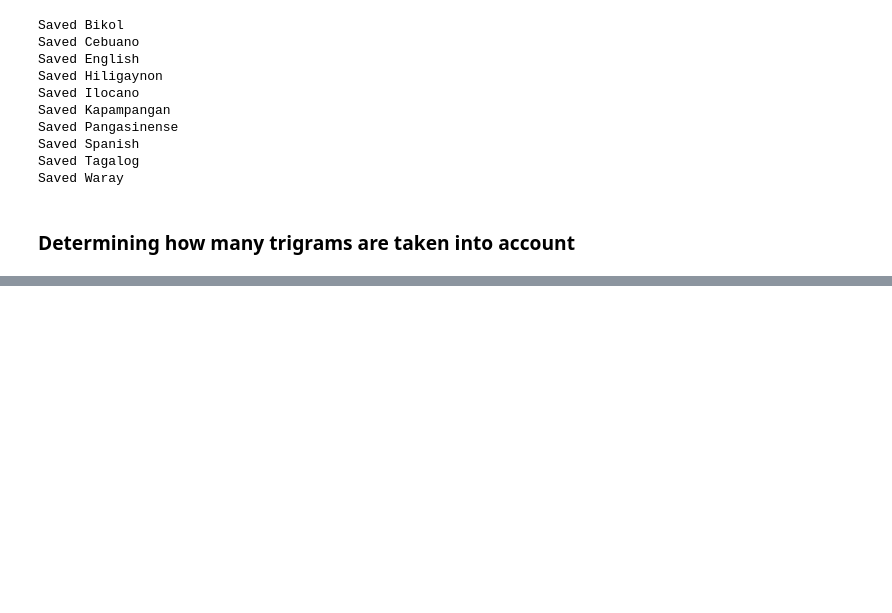
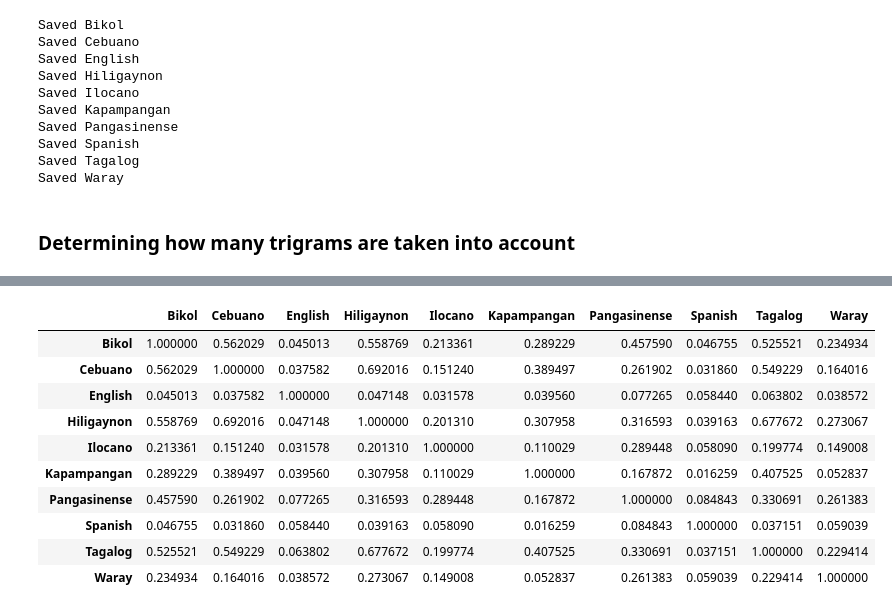
Before and after one commit to AsanroJay/ph-language-similarity, a Jupyter notebook: code/similarity.ipynb, the cells around one changed output, grey strips where cells are left out. Cells and saved outputs as stored; diff of their text form; code cells hidden in the pictures; blank space fills up the shorter version.

```diff
--- a/code/similarity.ipynb
+++ b/code/similarity.ipynb
@@ -147,0 +196,40 @@ coverage_df.groupby("Top K")["Coverage (%)"].agg(
+# %%
+def extended_jaccard(x, y):
+    numerator = np.dot(x, y)
+
+    denominator = (
+        np.dot(x, x)
+        + np.dot(y, y)
+        - numerator
+    )
+
+    return numerator / denominator
+# %%
+jaccard_matrix = np.zeros((len(languages), len(languages)))
+
+for i, lang1 in enumerate(languages):
+    for j, lang2 in enumerate(languages):
+        jaccard_matrix[i, j] = extended_jaccard(
+            aligned_vectors[lang1],
+            aligned_vectors[lang2]
+        )
+
+jaccard_df = pd.DataFrame(
+    jaccard_matrix,
+    index=languages,
+    columns=languages
+)
+
+jaccard_df
+# %% [output]
+|  | Bikol | Cebuano | English | Hiligaynon | Ilocano | Kapampangan | Pangasinense | Spanish | Tagalog | Waray |
+| Bikol | 1.000000 | 0.562029 | 0.045013 | 0.558769 | 0.213361 | 0.289229 | 0.457590 | 0.046755 | 0.525521 | 0.234934 |
+| Cebuano | 0.562029 | 1.000000 | 0.037582 | 0.692016 | 0.151240 | 0.389497 | 0.261902 | 0.031860 | 0.549229 | 0.164016 |
+| English | 0.045013 | 0.037582 | 1.000000 | 0.047148 | 0.031578 | 0.039560 | 0.077265 | 0.058440 | 0.063802 | 0.038572 |
+| Hiligaynon | 0.558769 | 0.692016 | 0.047148 | 1.000000 | 0.201310 | 0.307958 | 0.316593 | 0.039163 | 0.677672 | 0.273067 |
+| Ilocano | 0.213361 | 0.151240 | 0.031578 | 0.201310 | 1.000000 | 0.110029 | 0.289448 | 0.058090 | 0.199774 | 0.149008 |
+| Kapampangan | 0.289229 | 0.389497 | 0.039560 | 0.307958 | 0.110029 | 1.000000 | 0.167872 | 0.016259 | 0.407525 | 0.052837 |
+| Pangasinense | 0.457590 | 0.261902 | 0.077265 | 0.316593 | 0.289448 | 0.167872 | 1.000000 | 0.084843 | 0.330691 | 0.261383 |
+| Spanish | 0.046755 | 0.031860 | 0.058440 | 0.039163 | 0.058090 | 0.016259 | 0.084843 | 1.000000 | 0.037151 | 0.059039 |
+| Tagalog | 0.525521 | 0.549229 | 0.063802 | 0.677672 | 0.199774 | 0.407525 | 0.330691 | 0.037151 | 1.000000 | 0.229414 |
+| Waray | 0.234934 | 0.164016 | 0.038572 | 0.273067 | 0.149008 | 0.052837 | 0.261383 | 0.059039 | 0.229414 | 1.000000 |
```
Also changed, not shown: parts of 11 cells of this notebook.
